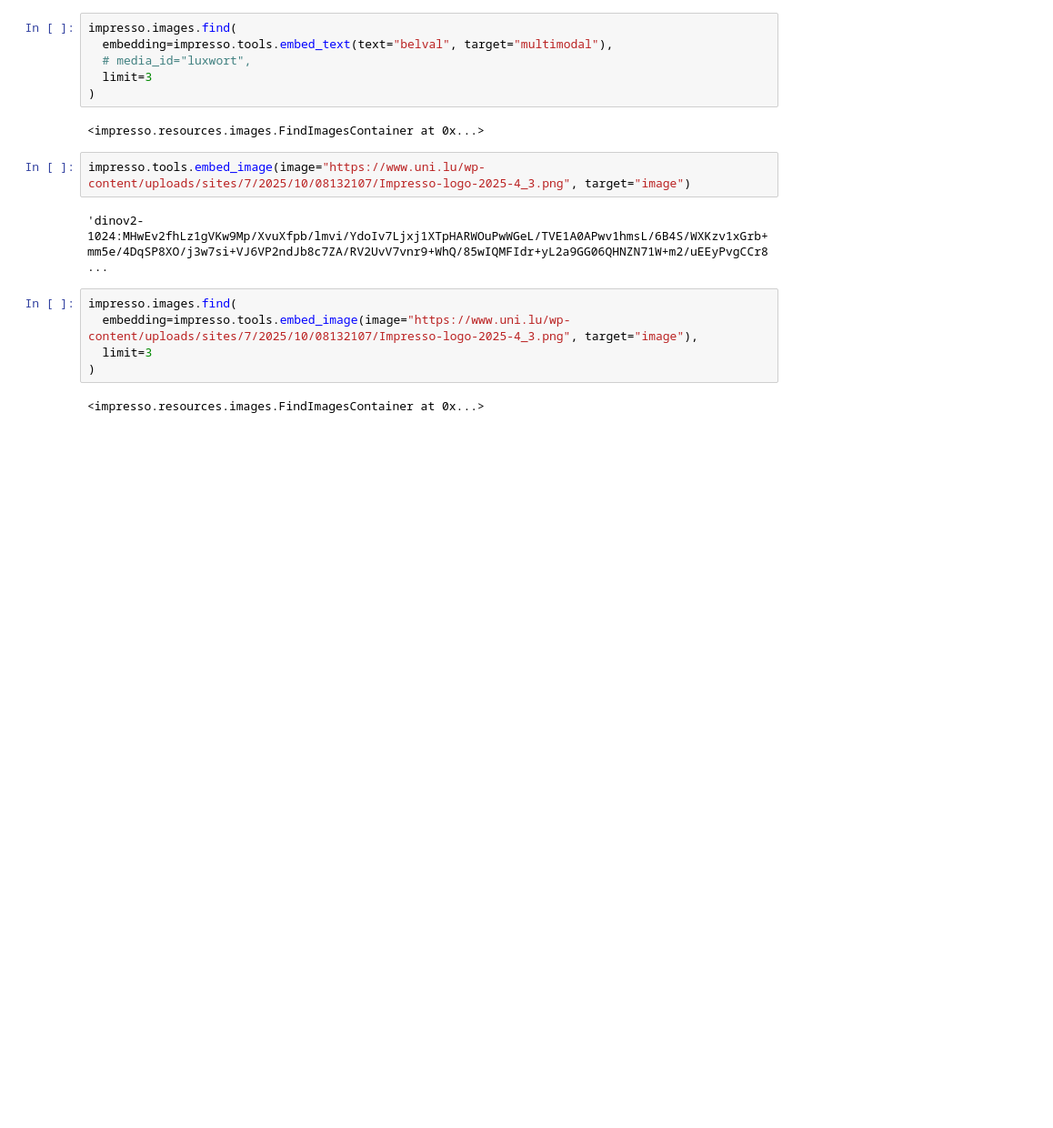
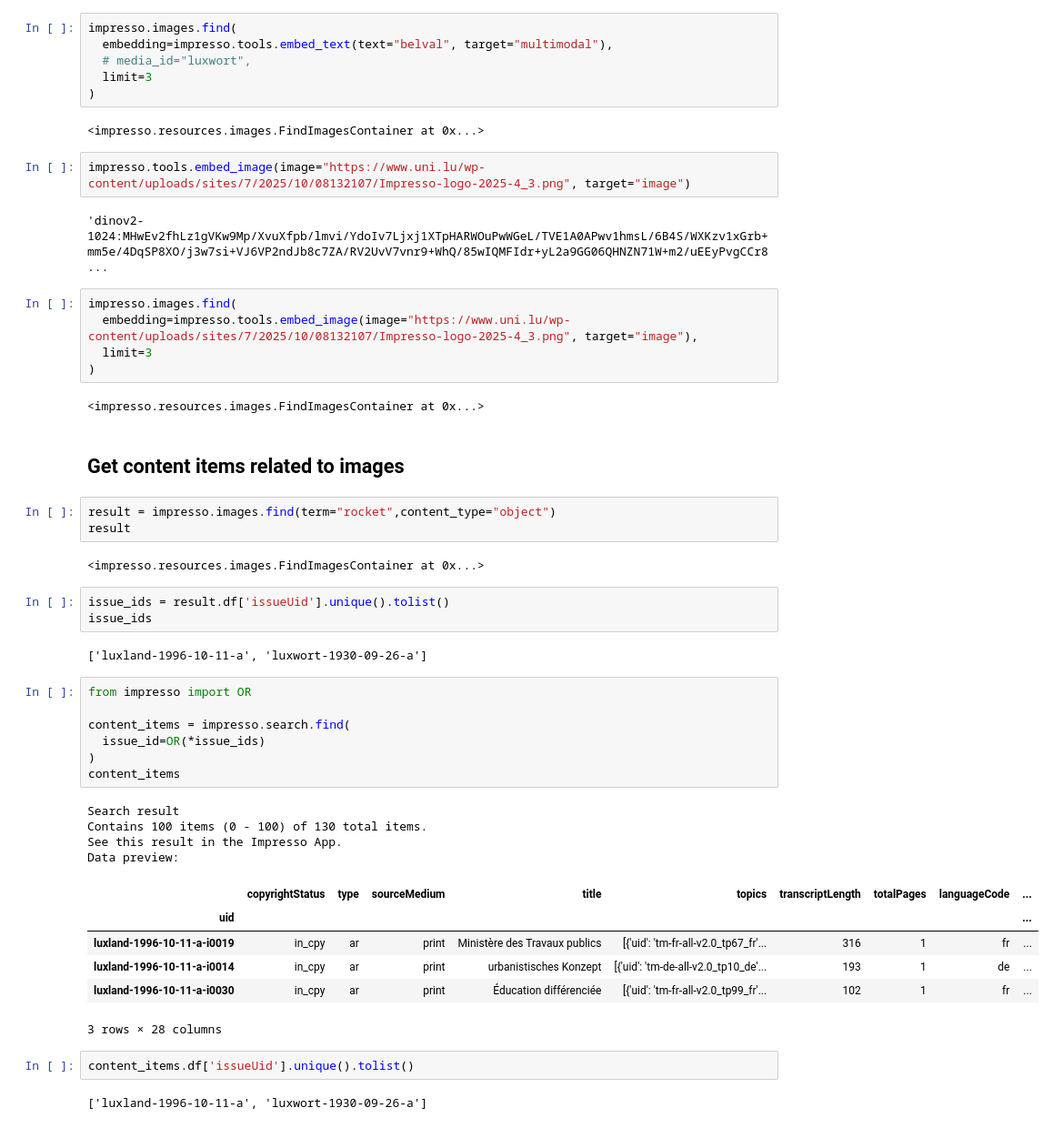
Before and after one commit to impresso/impresso-py, a Jupyter notebook: examples/notebooks/images.ipynb, the cells around one changed output. Shown at 91% size. Drawn from its saved outputs; the diff is of its cells as text; blank space fills up the shorter version.

Commit message:
added issue_id parameter to SearchResource for enhanced filtering

```diff
--- a/examples/notebooks/images.ipynb
+++ b/examples/notebooks/images.ipynb
@@ -58,3 +58,37 @@ impresso.images.find(
 )
 # %% [output]
 <impresso.resources.images.FindImagesContainer at 0x...>
+# %% [markdown]
+## Get content items related to images
+# %%
+result = impresso.images.find(term="rocket",content_type="object")
+result
+# %% [output]
+<impresso.resources.images.FindImagesContainer at 0x...>
+# %%
+issue_ids = result.df['issueUid'].unique().tolist()
+issue_ids
+# %% [output]
+['luxland-1996-10-11-a', 'luxwort-1930-09-26-a']
+# %%
+from impresso import OR
+
+content_items = impresso.search.find(
+  issue_id=OR(*issue_ids)
+)
+content_items
+# %% [output]
+Search result
+Contains 100 items (0 - 100) of 130 total items.
+See this result in the Impresso App.
+Data preview:
+|  | copyrightStatus | type | sourceMedium | title | topics | transcriptLength | totalPages | languageCode | ... |
+| uid |  |  |  |  |  |  |  |  | ... |
+| luxland-1996-10-11-a-i0019 | in_cpy | ar | print | Ministère des Travaux publics | [{'uid': 'tm-fr-all-v2.0_tp67_fr'... | 316 | 1 | fr | ... |
+| luxland-1996-10-11-a-i0014 | in_cpy | ar | print | urbanistisches Konzept | [{'uid': 'tm-de-all-v2.0_tp10_de'... | 193 | 1 | de | ... |
+| luxland-1996-10-11-a-i0030 | in_cpy | ar | print | Éducation différenciée | [{'uid': 'tm-fr-all-v2.0_tp99_fr'... | 102 | 1 | fr | ... |
+3 rows × 28 columns
+# %%
+content_items.df['issueUid'].unique().tolist()
+# %% [output]
+['luxland-1996-10-11-a', 'luxwort-1930-09-26-a']
```
Also changed, not shown: 1 other file.
